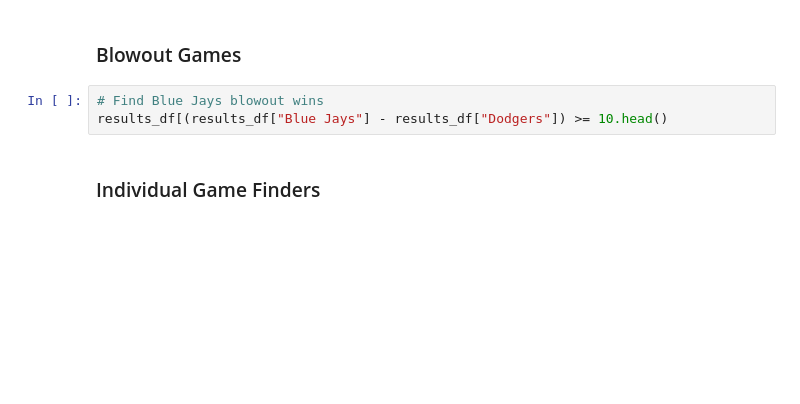
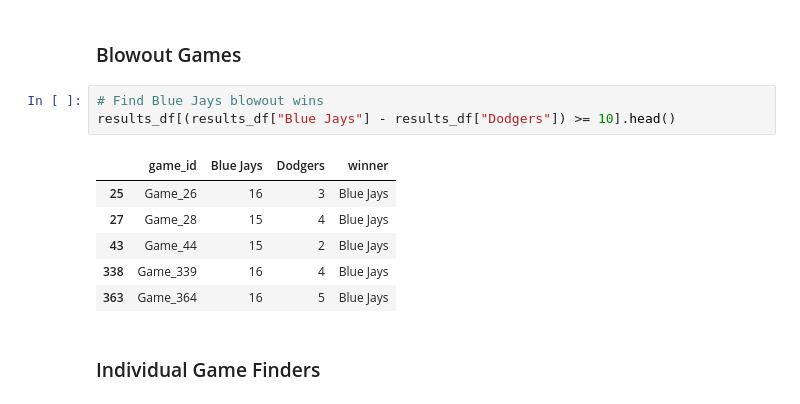
Before and after one commit to bwoodrum3/ws_2025_monte_carlo, a Jupyter notebook: 02_explore_results.ipynb, the cells around one changed output. Drawn from its saved outputs; the diff is of its cells as text; blank space fills up the shorter version.

```diff
--- a/02_explore_results.ipynb
+++ b/02_explore_results.ipynb
@@ -307,7 +338,14 @@ Error:
 ### Blowout Games
 # %%
 # Find Blue Jays blowout wins
-results_df[(results_df["Blue Jays"] - results_df["Dodgers"]) >= 10.head()
+results_df[(results_df["Blue Jays"] - results_df["Dodgers"]) >= 10].head()
+# %% [output]
+|  | game_id | Blue Jays | Dodgers | winner |
+| 25 | Game_26 | 16 | 3 | Blue Jays |
+| 27 | Game_28 | 15 | 4 | Blue Jays |
+| 43 | Game_44 | 15 | 2 | Blue Jays |
+| 338 | Game_339 | 16 | 4 | Blue Jays |
+| 363 | Game_364 | 16 | 5 | Blue Jays |
 # %% [markdown]
 ### Individual Game Finders
 # %%
```
Also changed, not shown: parts of 10 cells of this notebook, 8 other files.
